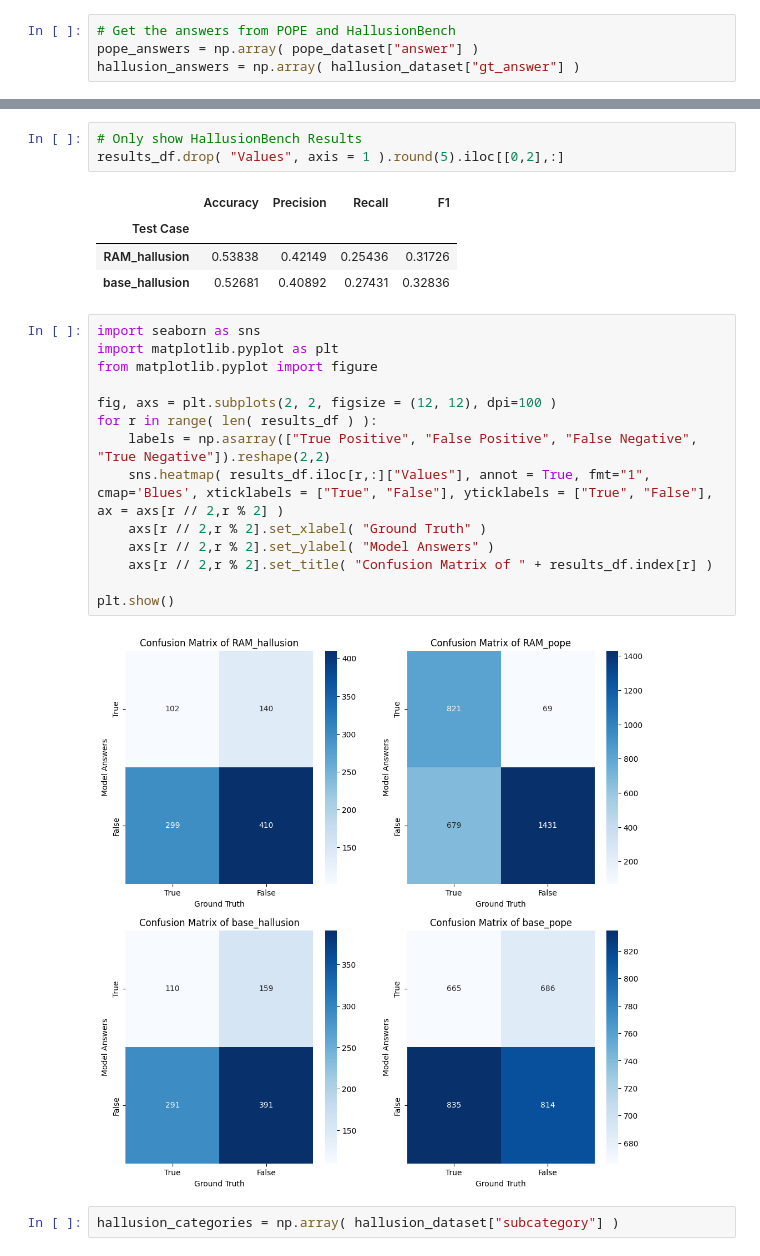
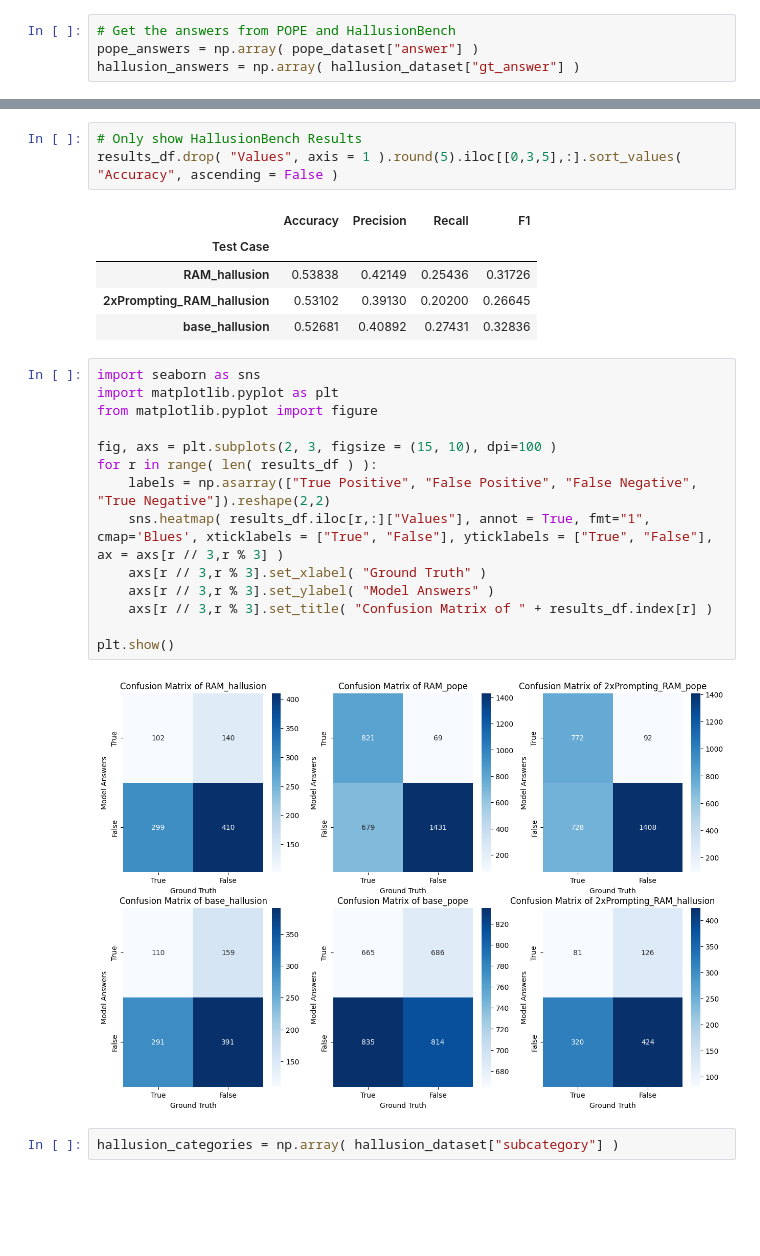
Before and after one commit to PierceCCH/ensembling-lvlms, a Jupyter notebook: results/ResultsAnalysis.ipynb, the cells around one changed output, grey strips where cells are left out. Saved outputs shown, nothing was run; the diff lists cells and outputs as text; blank space fills up the shorter version.

Commit message:
Added the 2xPrompting results into the results analysis notebook. Also fixed the json

```diff
--- a/results/ResultsAnalysis.ipynb
+++ b/results/ResultsAnalysis.ipynb
@@ -123,28 +126,29 @@ results_df.drop( "Values", axis = 1 ).round(5).iloc[[1,3],:]
 | base_pope | 0.49300 | 0.49223 | 0.44333 | 0.46650 |
 # %%
 # Only show HallusionBench Results
-results_df.drop( "Values", axis = 1 ).round(5).iloc[[0,2],:]
+results_df.drop( "Values", axis = 1 ).round(5).iloc[[0,3,5],:].sort_values( "Accuracy", ascending = False )
 # %% [output]
 |  | Accuracy | Precision | Recall | F1 |
 | Test Case |  |  |  |  |
 | RAM_hallusion | 0.53838 | 0.42149 | 0.25436 | 0.31726 |
+| 2xPrompting_RAM_hallusion | 0.53102 | 0.39130 | 0.20200 | 0.26645 |
 | base_hallusion | 0.52681 | 0.40892 | 0.27431 | 0.32836 |
 # %%
 import seaborn as sns
 import matplotlib.pyplot as plt
 from matplotlib.pyplot import figure
 
-fig, axs = plt.subplots(2, 2, figsize = (12, 12), dpi=100 )
+fig, axs = plt.subplots(2, 3, figsize = (15, 10), dpi=100 )
 for r in range( len( results_df ) ):
     labels = np.asarray(["True Positive", "False Positive", "False Negative", "True Negative"]).reshape(2,2)
-    sns.heatmap( results_df.iloc[r,:]["Values"], annot = True, fmt="1", cmap='Blues', xticklabels = ["True", "False"], yticklabels = ["True", "False"], ax = axs[r // 2,r % 2] )
-    axs[r // 2,r % 2].set_xlabel( "Ground Truth" )
-    axs[r // 2,r % 2].set_ylabel( "Model Answers" )
-    axs[r // 2,r % 2].set_title( "Confusion Matrix of " + results_df.index[r] )
+    sns.heatmap( results_df.iloc[r,:]["Values"], annot = True, fmt="1", cmap='Blues', xticklabels = ["True", "False"], yticklabels = ["True", "False"], ax = axs[r // 3,r % 3] )
+    axs[r // 3,r % 3].set_xlabel( "Ground Truth" )
+    axs[r // 3,r % 3].set_ylabel( "Model Answers" )
+    axs[r // 3,r % 3].set_title( "Confusion Matrix of " + results_df.index[r] )
 
 plt.show()
 # %% [output]
-[figure, old version]
+[figure, new version]
 # %%
 hallusion_categories = np.array( hallusion_dataset["subcategory"] )
 # %%
```
Also changed, not shown: parts of 5 cells of this notebook, 2 other files.
